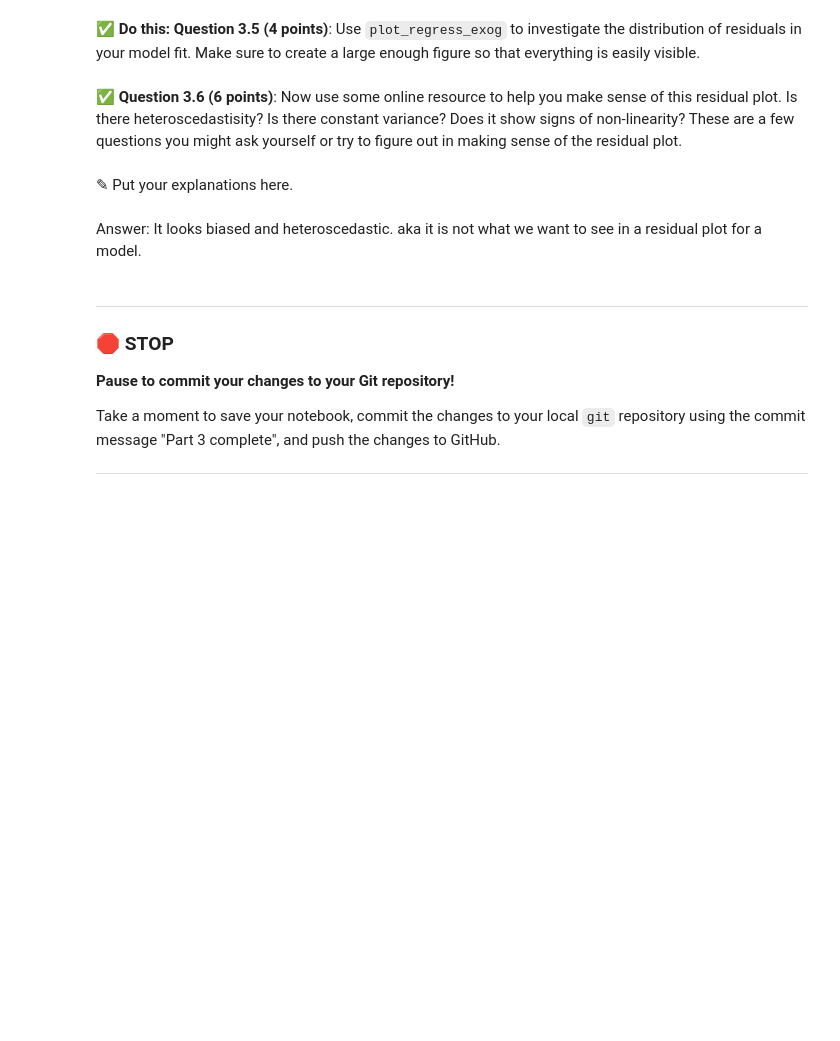
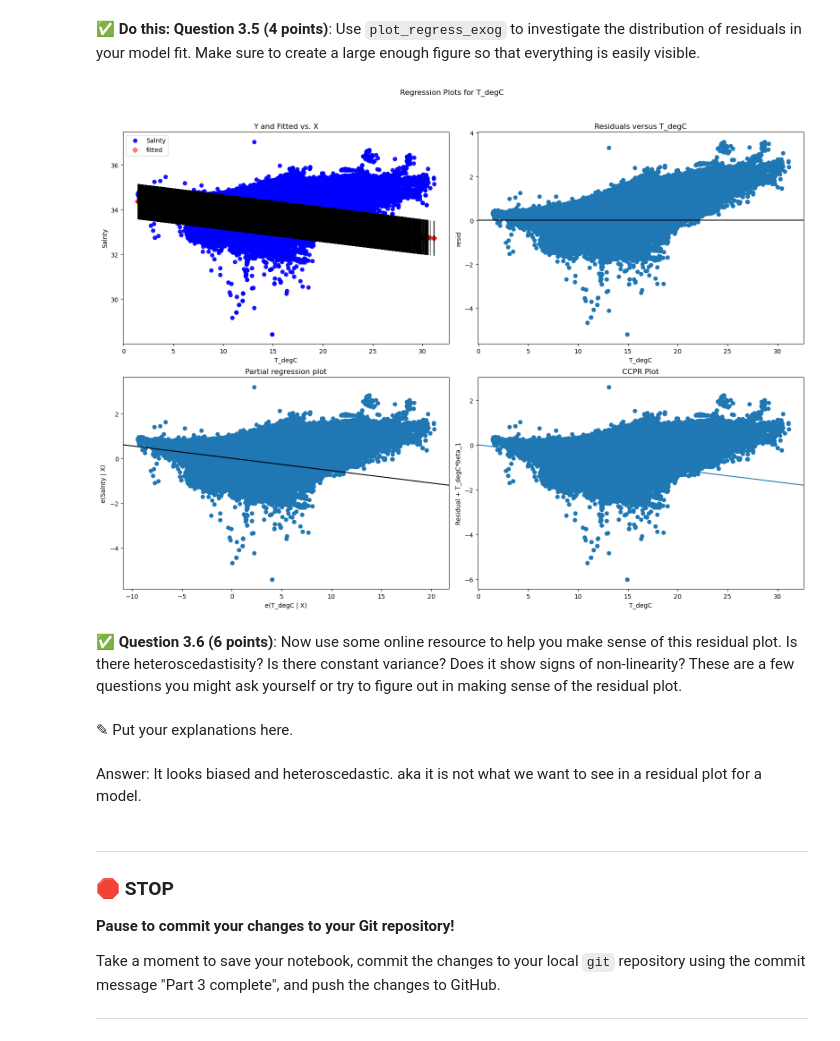
Before and after one commit to TumsAddict/cmse202-s25-turnin, a Jupyter notebook: hw-03/HW-03_Regression-S25-STUDENT.ipynb, the cells around one changed output. Cells and saved outputs as stored; diff of their text form; code cells hidden in the pictures; blank space fills up the shorter version.

```diff
--- a/hw-03/HW-03_Regression-S25-STUDENT.ipynb
+++ b/hw-03/HW-03_Regression-S25-STUDENT.ipynb
@@ -181,3 +241,15 @@ In this part, we'll perform some one-variable linear and polynomial regression a
+# %%
+# Put code here.
+import statsmodels.api as sm
+from statsmodels.graphics.regressionplots import plot_regress_exog
+
+model = sm.OLS(y, X).fit()
+fig = plt.figure(figsize=(16, 12))
+plot_regress_exog(model, 'T_degC', fig=fig)
+
+plt.show()
+# %% [output]
+[figure, added]
 # %% [markdown]
 &#9989;  **Question 3.6 (6 points)**: Now use some online resource to help you make sense of this residual plot. Is there heteroscedastisity? Is there constant variance? Does it show signs of non-linearity? These are a few questions you might ask yourself or try to figure out in making sense of the residual plot.
 # %% [markdown]
```
Also changed, not shown: parts of 9 cells of this notebook.
